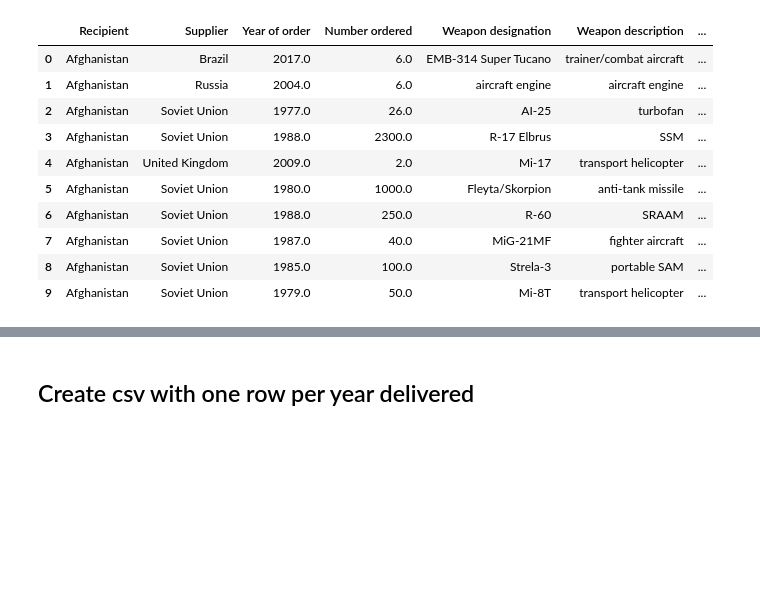
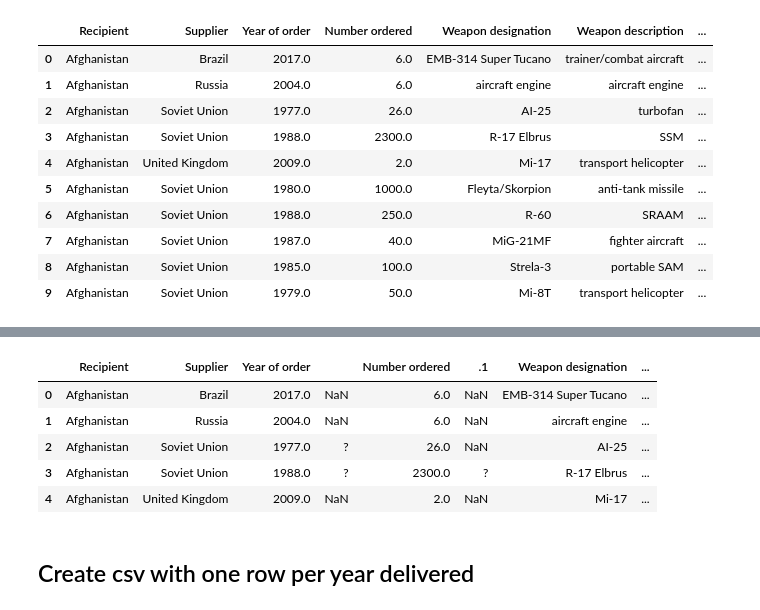
Before and after one commit to ClaytonB-3/arms-trade-proj, a Jupyter notebook: data_cleaning.ipynb, the cells around one changed output, grey strips where cells are left out. Drawn from its saved outputs; the diff is of its cells as text; code cells hidden in the pictures; blank space fills up the shorter version.

```diff
--- a/data_cleaning.ipynb
+++ b/data_cleaning.ipynb
@@ -400,3 +640,12 @@ df.head(10)
+# %%
+df.head()
+# %% [output]
+|  | Recipient | Supplier | Year of order |  | Number ordered | .1 | Weapon designation | ... |
+| 0 | Afghanistan | Brazil | 2017.0 | NaN | 6.0 | NaN | EMB-314 Super Tucano | ... |
+| 1 | Afghanistan | Russia | 2004.0 | NaN | 6.0 | NaN | aircraft engine | ... |
+| 2 | Afghanistan | Soviet Union | 1977.0 | ? | 26.0 | NaN | AI-25 | ... |
+| 3 | Afghanistan | Soviet Union | 1988.0 | ? | 2300.0 | ? | R-17 Elbrus | ... |
+| 4 | Afghanistan | United Kingdom | 2009.0 | NaN | 2.0 | NaN | Mi-17 | ... |
 # %%
 df.to_csv('final_data/cleaned_transfer_data.csv')
 # %% [markdown]
```
Also changed, not shown: parts of 21 cells of this notebook, 4 other files.
